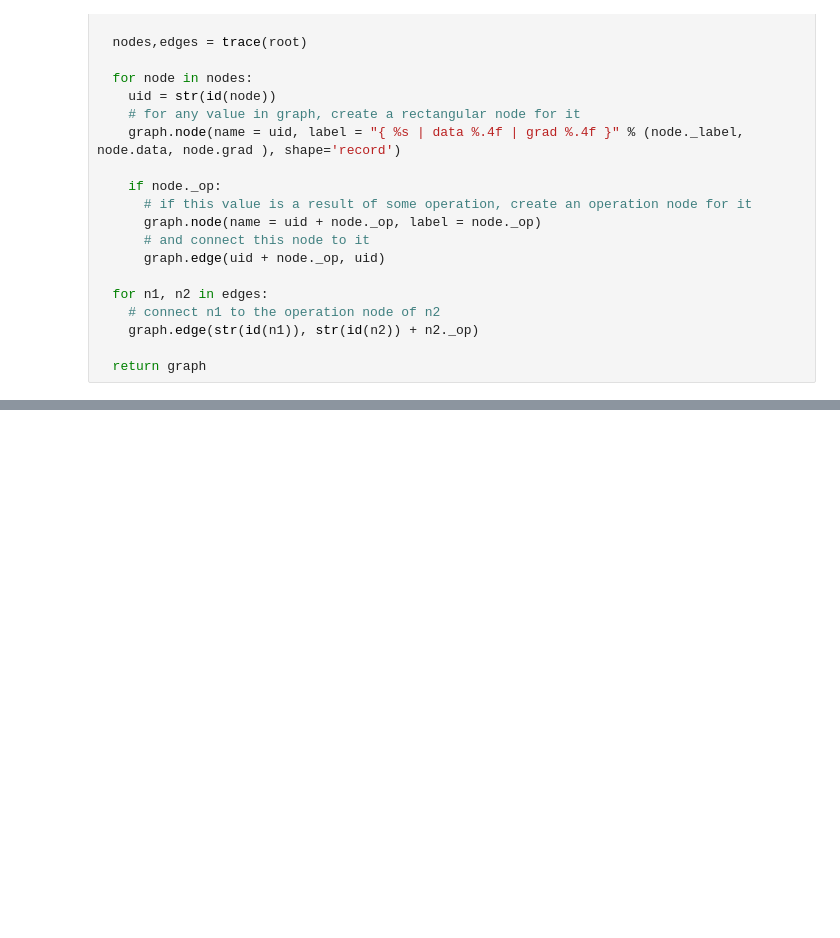
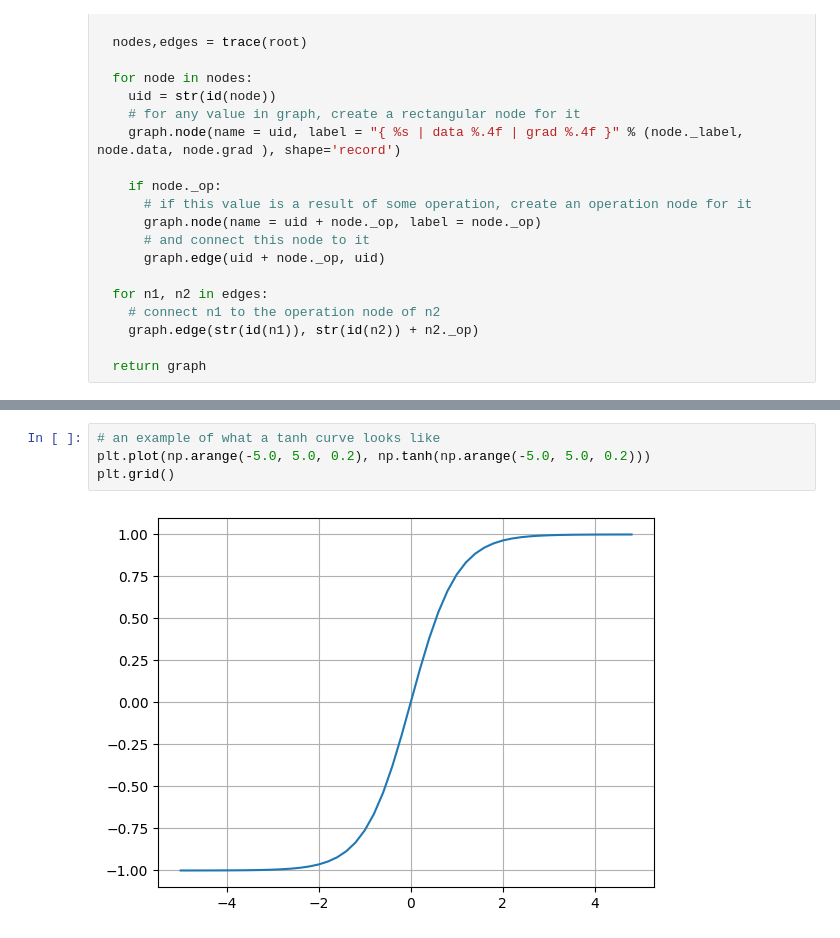
Before and after one commit to dwi11harsh/autograd, a Jupyter notebook: autograd.ipynb, the cells around one changed output, grey strips where cells are left out. Cells and saved outputs as stored; diff of their text form; blank space fills up the shorter version.

```diff
--- a/autograd.ipynb
+++ b/autograd.ipynb
@@ -262,0 +433,6 @@ draw_graph(L)
+# %%
+# an example of what a tanh curve looks like
+plt.plot(np.arange(-5.0, 5.0, 0.2), np.tanh(np.arange(-5.0, 5.0, 0.2)))
+plt.grid()
+# %% [output]
+[figure, added]
```
Also changed, not shown: parts of 24 cells of this notebook.
